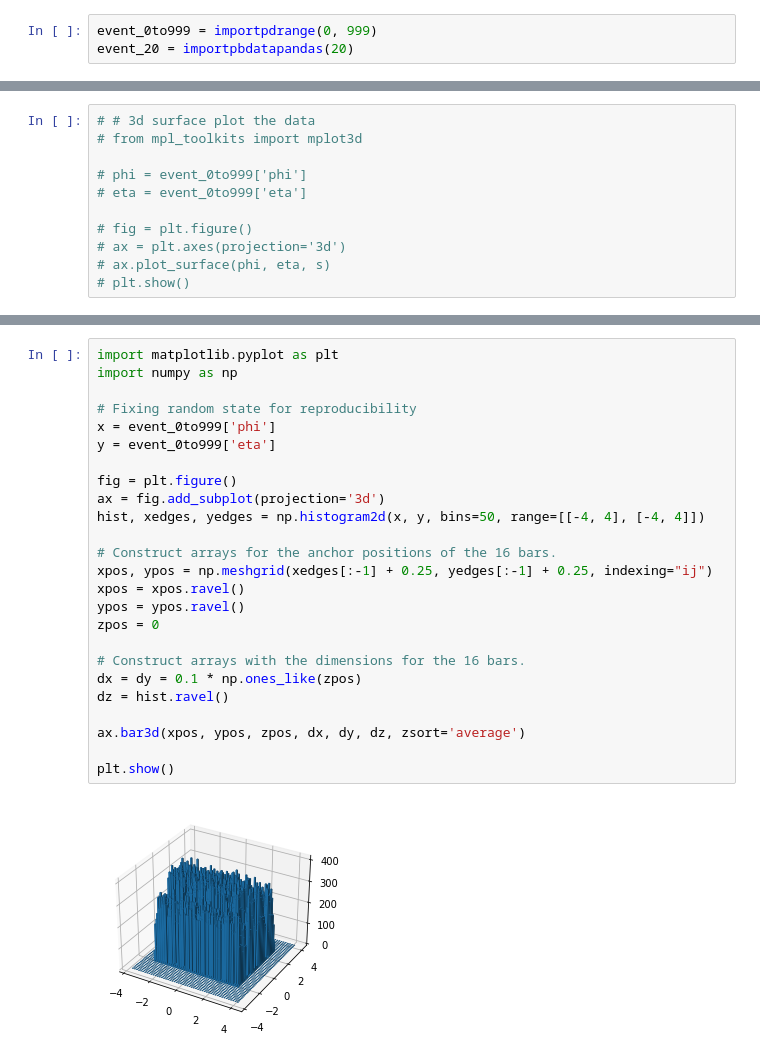
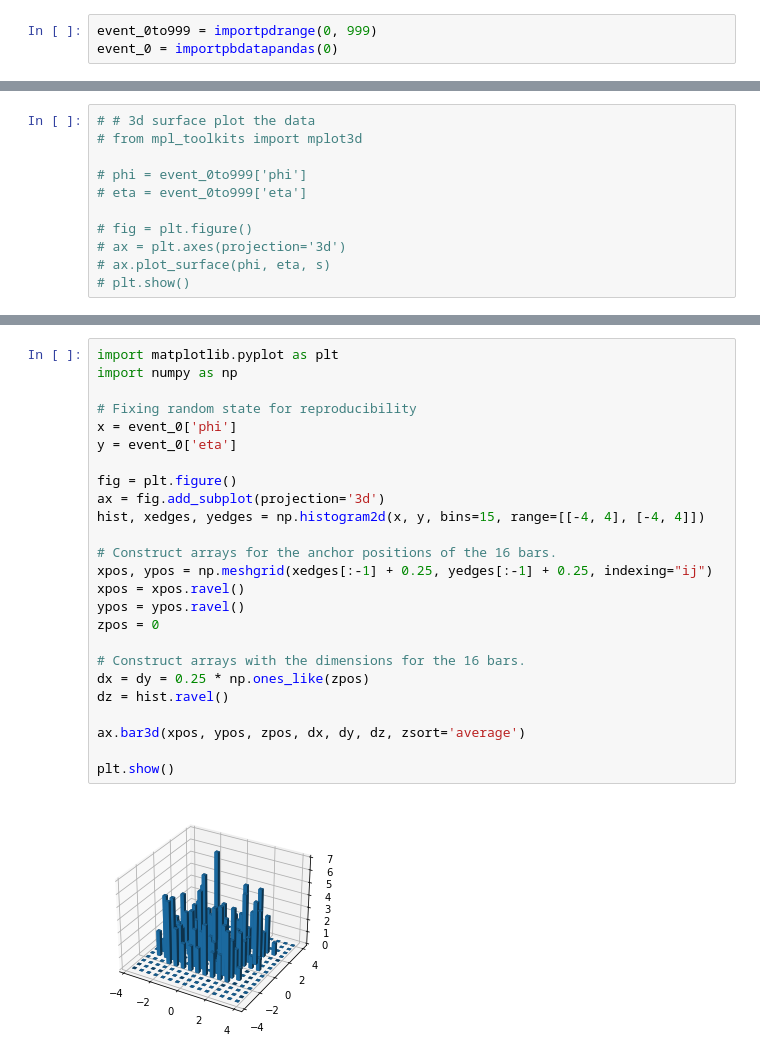
Before and after one commit to HarryWang0619/CIS_May_FinalProject, a Jupyter notebook: jul5_harry.ipynb, the cells around one changed output, grey strips where cells are left out. Cells and saved outputs as stored; diff of their text form.

```diff
--- a/jul5_harry.ipynb
+++ b/jul5_harry.ipynb
@@ -2,7 +2,7 @@
 from utils import *
 # %%
 event_0to999 = importpdrange(0, 999)
-event_20 = importpbdatapandas(20)
+event_0 = importpbdatapandas(0)
 # %% [output]
 importing event  1
 importing event  2
@@ -140,30 +64,30 @@ plt.show()
 # %%
 import matplotlib.pyplot as plt
 import numpy as np
 
 # Fixing random state for reproducibility
-x = event_0to999['phi']
-y = event_0to999['eta']
+x = event_0['phi']
+y = event_0['eta']
 
 fig = plt.figure()
 ax = fig.add_subplot(projection='3d')
-hist, xedges, yedges = np.histogram2d(x, y, bins=50, range=[[-4, 4], [-4, 4]])
+hist, xedges, yedges = np.histogram2d(x, y, bins=15, range=[[-4, 4], [-4, 4]])
 
 # Construct arrays for the anchor positions of the 16 bars.
 xpos, ypos = np.meshgrid(xedges[:-1] + 0.25, yedges[:-1] + 0.25, indexing="ij")
 xpos = xpos.ravel()
 ypos = ypos.ravel()
 zpos = 0
 
 # Construct arrays with the dimensions for the 16 bars.
-dx = dy = 0.1 * np.ones_like(zpos)
+dx = dy = 0.25 * np.ones_like(zpos)
 dz = hist.ravel()
 
 ax.bar3d(xpos, ypos, zpos, dx, dy, dz, zsort='average')
 
 plt.show()
 # %% [output]
-[figure, old version]
+[figure, new version]
 # %%
 def surfacedata(dfdata, dphi = 0.5, deta = 0.5, rangex=4, rangey=4):
     phi_c = math.ceil(rangex*2/dphi)
```
Also changed, not shown: parts of 8 cells of this notebook.
